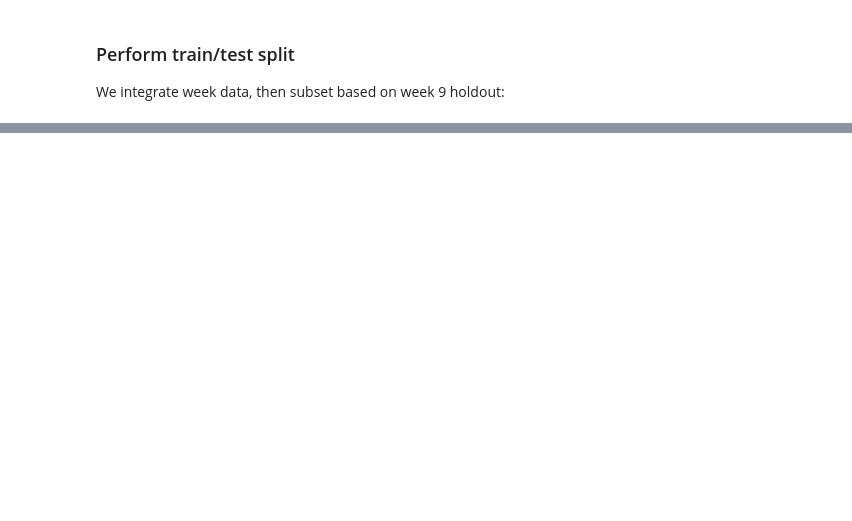
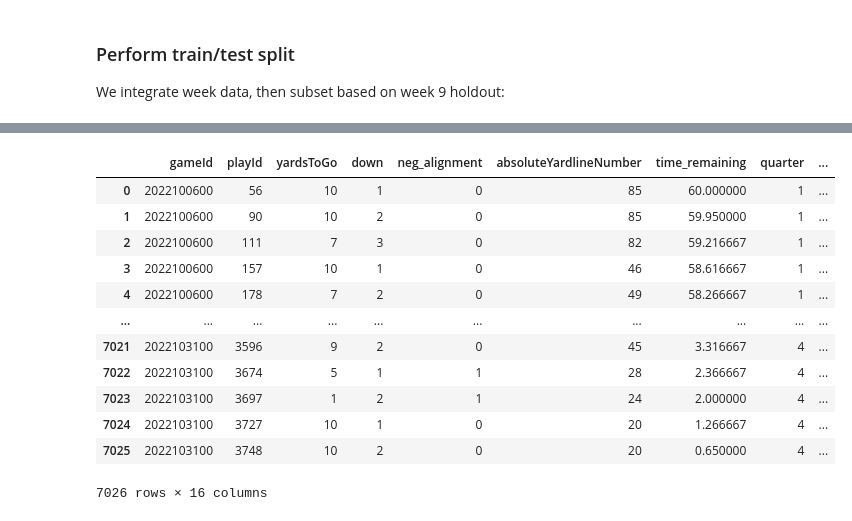
Before and after one commit to meagvo/NFL_BDB2025, a Jupyter notebook: time_based_model.ipynb, the cells around one changed output, grey strips where cells are left out. Saved outputs shown, nothing was run; the diff lists cells and outputs as text; code cells hidden in the pictures; blank space fills up the shorter version.

Commit message:
time based edits

```diff
--- a/time_based_model.ipynb
+++ b/time_based_model.ipynb
@@ -337,0 +186,19 @@ plt.show()
+# %%
+time_features=['Tmotion', 'Gmotion', 'TEmotion',  'FBmotion', 'Cmotion', 'QBmotion','RBdistance','Gdistance','TEdistance', 'Tdistance','TEx_standard', 'TEy_standard','Cx_standard',
+       'Cy_standard' , 'RBy_standard']
+static_features=['xpass_situational', 'yardsToGo', 'down',  'neg_alignment','absoluteYardlineNumber','time_remaining','quarter',
+ 'neg_Formations',
+ 'off_xpass',
+ 'QBdffy_RB',
+ 'presnap_motion_complexity',
+ 'presnap_momentum',
+ 'receiverAlignment_3x2',
+ 'QBdff_WR']
+# %%
+# define scaler
+scaler = MinMaxScaler(feature_range=(0, 1))
+
+# scale
+df_train[time_features] = scaler.fit_transform(df_train[time_features].values.reshape(-1, len(time_features)))
+df_val[time_features] = scaler.fit_transform(df_val[time_features].values.reshape(-1, len(time_features)))
+df_test[time_features] = scaler.transform(df_test[time_features].values.reshape(-1, len(time_features)))
@@ -337,0 +213,3 @@ plt.show()
+# %%
+df_train.fillna(0, inplace=True)
+df_val.fillna(0, inplace=True)
@@ -337,0 +272,26 @@ plt.show()
+# %%
+val_games=df_val[['gameId', 'playId']].drop_duplicates()
+val_data=pd.merge(train_data[['gameId', 'playId','yardsToGo', 'down',  'neg_alignment','absoluteYardlineNumber','time_remaining','quarter',
+ 'neg_Formations',
+ 'off_xpass',
+ 'QBdffy_RB',
+ 'presnap_motion_complexity',
+ 'presnap_momentum',
+ 'receiverAlignment_3x2',
+ 'QBdff_WR','pass']], val_games, on=['gameId', 'playId'], how='inner')
+# %%
+val_data
+# %% [output]
+|  | gameId | playId | yardsToGo | down | neg_alignment | absoluteYardlineNumber | time_remaining | quarter | ... |
+| 0 | 2022100600 | 56 | 10 | 1 | 0 | 85 | 60.000000 | 1 | ... |
+| 1 | 2022100600 | 90 | 10 | 2 | 0 | 85 | 59.950000 | 1 | ... |
+| 2 | 2022100600 | 111 | 7 | 3 | 0 | 82 | 59.216667 | 1 | ... |
+| 3 | 2022100600 | 157 | 10 | 1 | 0 | 46 | 58.616667 | 1 | ... |
+| 4 | 2022100600 | 178 | 7 | 2 | 0 | 49 | 58.266667 | 1 | ... |
+| ... | ... | ... | ... | ... | ... | ... | ... | ... | ... |
+| 7021 | 2022103100 | 3596 | 9 | 2 | 0 | 45 | 3.316667 | 4 | ... |
+| 7022 | 2022103100 | 3674 | 5 | 1 | 1 | 28 | 2.366667 | 4 | ... |
+| 7023 | 2022103100 | 3697 | 1 | 2 | 1 | 24 | 2.000000 | 4 | ... |
+| 7024 | 2022103100 | 3727 | 10 | 1 | 0 | 20 | 1.266667 | 4 | ... |
+| 7025 | 2022103100 | 3748 | 10 | 2 | 0 | 20 | 0.650000 | 4 | ... |
+7026 rows × 16 columns
```
Also changed, not shown: parts of 41 cells of this notebook.
